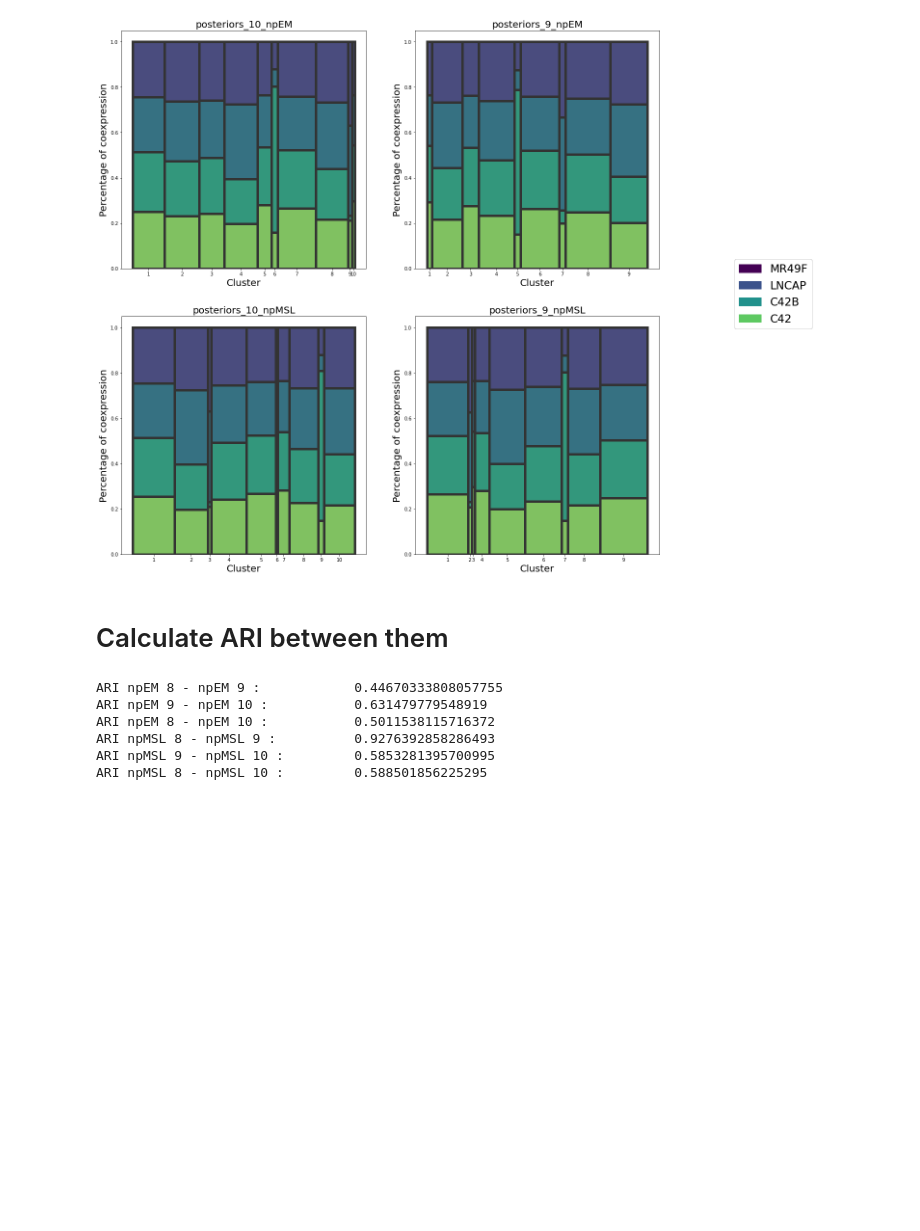
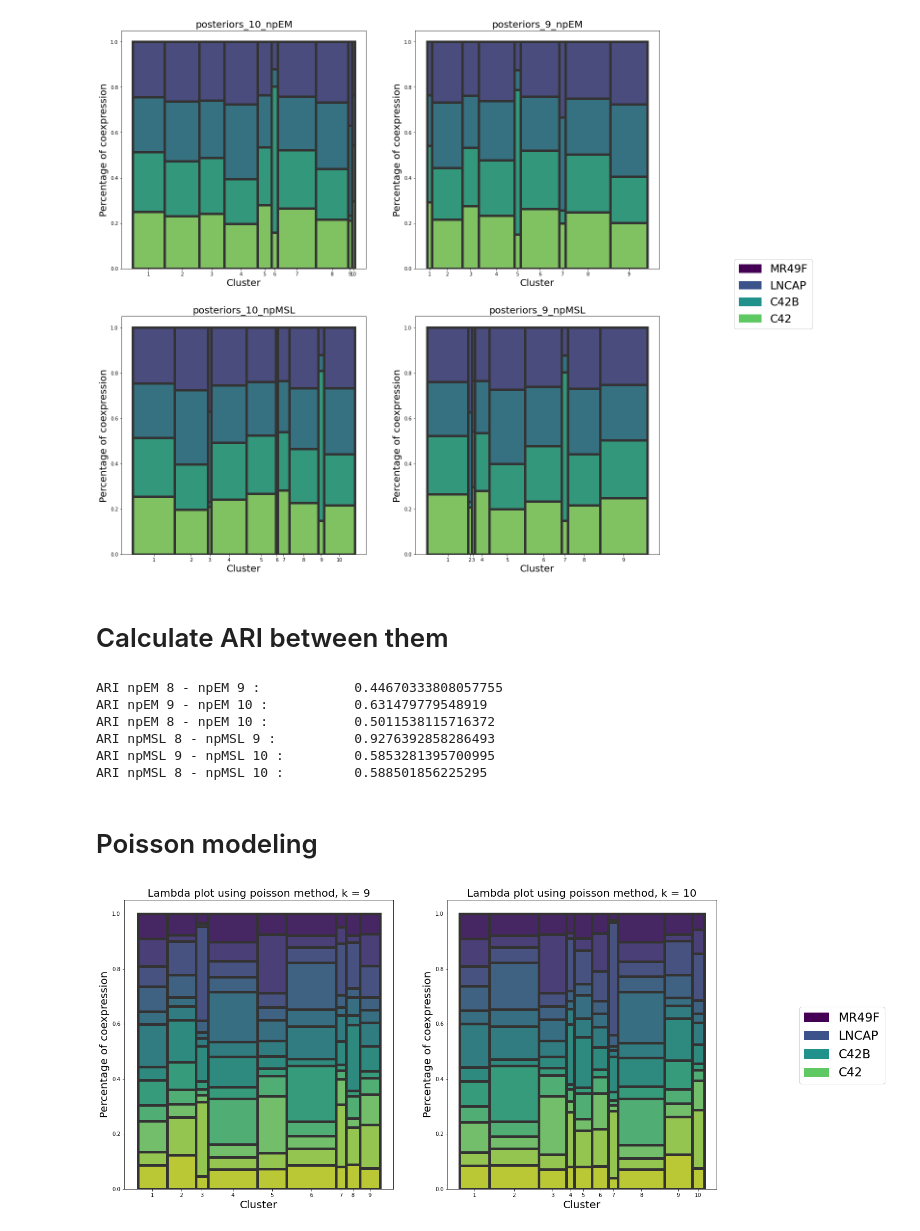
Before and after one commit to Matematikoi/urepc, a Jupyter notebook: urepc_code/cluster_number_testing/posteriors_to_labeled_2nd_iteration.ipynb, the cells around one changed output. Saved outputs shown, nothing was run; the diff lists cells and outputs as text; code cells hidden in the pictures; blank space fills up the shorter version.

```diff
--- a/urepc_code/cluster_number_testing/posteriors_to_labeled_2nd_iteration.ipynb
+++ b/urepc_code/cluster_number_testing/posteriors_to_labeled_2nd_iteration.ipynb
@@ -206,3 +206,24 @@ ARI npEM 8 - npEM 10 :           0.5011538115716372
 ARI npMSL 8 - npMSL 9 :          0.9276392858286493
 ARI npMSL 9 - npMSL 10 :         0.5853281395700995
 ARI npMSL 8 - npMSL 10 :         0.588501856225295
+# %% [markdown]
+# Poisson modeling
+# %%
+poisson_prostate_10 = pd.read_csv('../poisson_modeling/results/poisson_prostate_10.csv', index_col = 0 )
+poisson_prostate_9 = pd.read_csv('../poisson_modeling/results/poisson_prostate_9.csv', index_col = 0)
+
+fig, ax = plt.subplots(ncols = 2)
+data_poisson = pd.read_csv('../poisson_modeling/results/filtered_data.csv', index_col = 0)
+
+lambda_plotting(data_poisson, labels=poisson_prostate_9, ax = ax[0]);
+lambda_plotting(data_poisson, labels=poisson_prostate_10, ax = ax[1]);
+
+fig.set_size_inches(20, 10)
+
+
+ax[0].set_title('Lambda plot using poisson method, k = 9', fontdict={'fontsize':20});
+ax[1].set_title('Lambda plot using poisson method, k = 10', fontdict={'fontsize':20});
+
+fig.savefig('lambda_plots_poisson_10_9.png', dpi=300, facecolor='white', bbox_inches = "tight")
+# %% [output]
+[figure, added]
```
Also changed, not shown: 35 other files.
